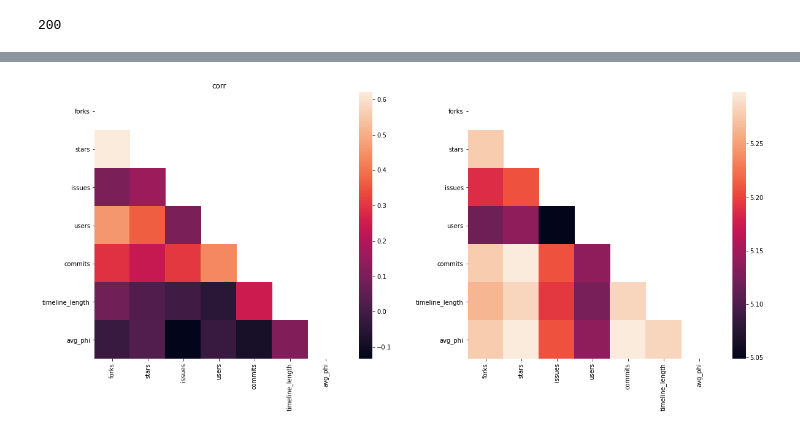
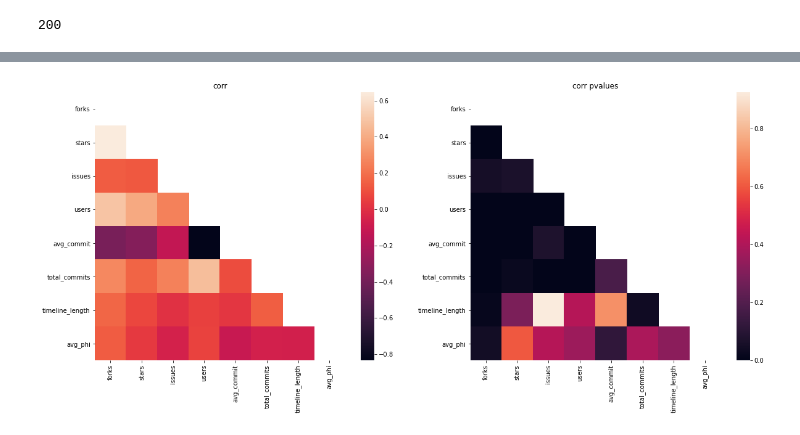
Before and after one commit to s-omranpour/Social-Phi, a Jupyter notebook: examples/data/data analysis.ipynb, the cells around one changed output, grey strips where cells are left out. Drawn from its saved outputs; the diff is of its cells as text; code cells hidden in the pictures.

```diff
--- a/examples/data/data analysis.ipynb
+++ b/examples/data/data analysis.ipynb
@@ -30,7 +30,7 @@ def run_experiment(file, time_scale=24*3600, window=30):
     stats = experiment_hop_range(sig=sig, window=window, min_hop=1, max_hop=window, silent=True)
     stats.to_csv(save_path + file[:-4] + '.csv', index=False)
 
-def load_data(file, key='vnr'):
+def load_data(file):
     stats = pd.read_csv(save_path + file)
     data = pickle.load(open(path + file[:-4] + '.pkl', 'rb'))
     act = flatten(data['activities'].values())
@@ -40,18 +40,19 @@ def load_data(file, key='vnr'):
         'stars' : data['stars'],
         'issues' : data['issues'],
         'users' : len(data['activities']),
-        'commits' : len(act),
+        'avg_commit' : len(act) / len(data['activities']),
+        'total_commits' : len(act),
         'timeline_length' : (max(act) - min(act)) // (24*3600),
-        'avg_phi' : max(stats[stats[key] == max(stats[key])]['avg_phi'])
+        'avg_phi' : stats.loc[np.argmax(stats['avg_phi']*stats['vnr'])].avg_phi
     }
 # %%
 from joblib import Parallel, delayed
 
 _ = Parallel(n_jobs=20)(delayed(extract_data)(file) for file in tqdm(files))
 # %%
-df = pd.DataFrame(columns=['forks', 'stars', 'issues', 'users', 'commits', 'timeline_length', 'avg_phi'])
+df = pd.DataFrame(columns=['forks', 'stars', 'issues', 'users', 'avg_commit', 'total_commits', 'timeline_length', 'avg_phi'])
 for file in os.listdir(save_path):
-    df = df.append(load_data(file, key='vnr'), ignore_index=True)
+    df = df.append(load_data(file), ignore_index=True)
 df = df.astype(float)
 print(df.shape)
 df.describe()
@@ -103,0 +83,16 @@ plt.show()
+# %%
+log_df = df.copy()
+for col in log_df.columns:
+    log_df = log_df[log_df[col] > 0]
+    log_df[col] = np.log(log_df[col])
+
+bins = 100
+n = len(df.columns)
+
+plt.figure(figsize=(15,n*4))
+for i,col in enumerate(df.columns):
+    plt.subplot(n,1,i+1)
+    plt.title(col)
+    plt.hist(log_df[col], bins)
+
+plt.show()
@@ -104,19 +101,22 @@ plt.show()
 # %%
+from scipy import stats as sci_stats
 from sklearn.metrics import mutual_info_score, normalized_mutual_info_score, adjusted_mutual_info_score
 
 plt.figure(figsize=(20,8))
 plt.subplot(1,2,1)
 plt.title('corr')
-sns.heatmap(df.corr(), mask=np.triu(np.ones(df.shape[1])))
+corrs = log_df.corr()
+sns.heatmap(corrs, mask=np.triu(np.ones(df.shape[1])))
 
-mis = np.zeros(shape=(df.shape[1], df.shape[1]))
-for i in range(df.shape[1]):
-    for j in range(df.shape[1]):
-        mis[i,j] = mutual_info_score(df[df.columns[i]], df[df.columns[j]])
-mis = pd.DataFrame(mis, columns=df.columns, index=df.columns)
+corr_tvals = corrs * np.sqrt(df.shape[0] - 2) / np.sqrt(1 - corrs**2)
+corr_pvals = sci_stats.t.sf(np.abs(corr_tvals), df.shape[0] - 2)*2
+corr_pvals = pd.DataFrame(corr_pvals, columns=df.columns, index=df.columns)
+
 
 plt.subplot(1,2,2)
-sns.heatmap(mis, mask=np.triu(np.ones(df.shape[1])))
+plt.title('corr pvalues')
+sns.heatmap(corr_pvals, mask=np.triu(np.ones(df.shape[1])))
+
 plt.show()
 # %% [output]
-[figure, old version]
+[figure, new version]
```
Also changed, not shown: parts of 15 cells of this notebook, 23 other files.
